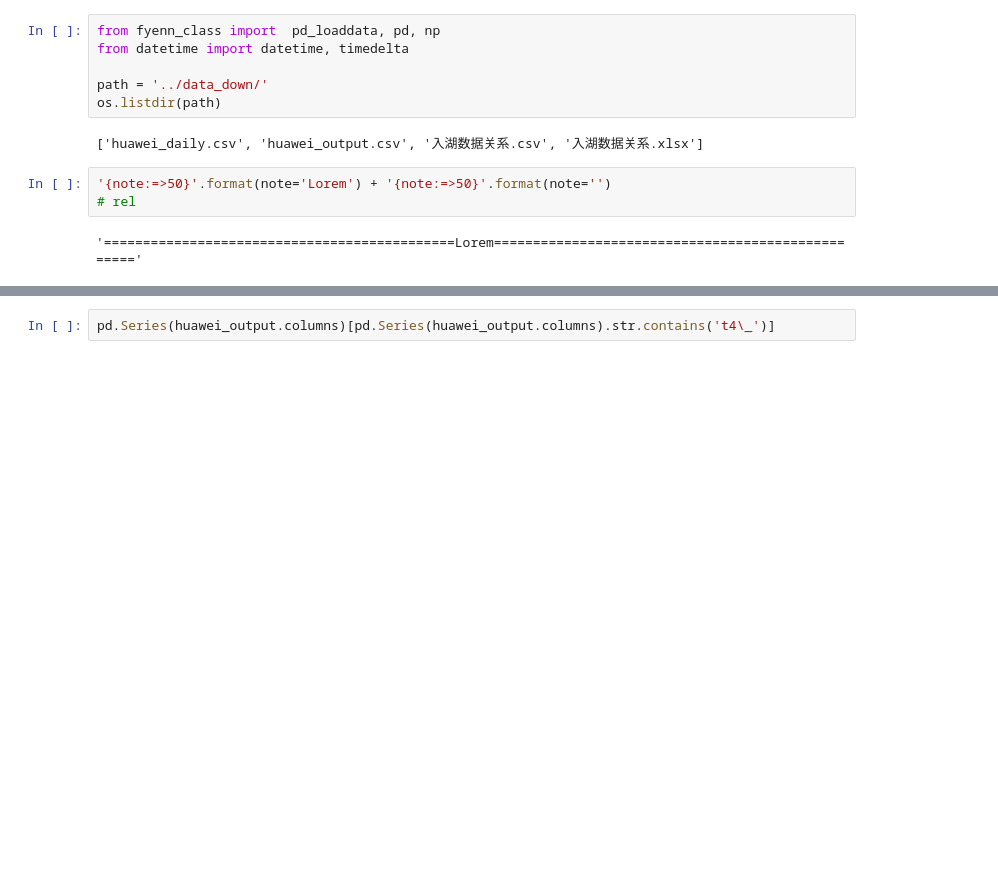
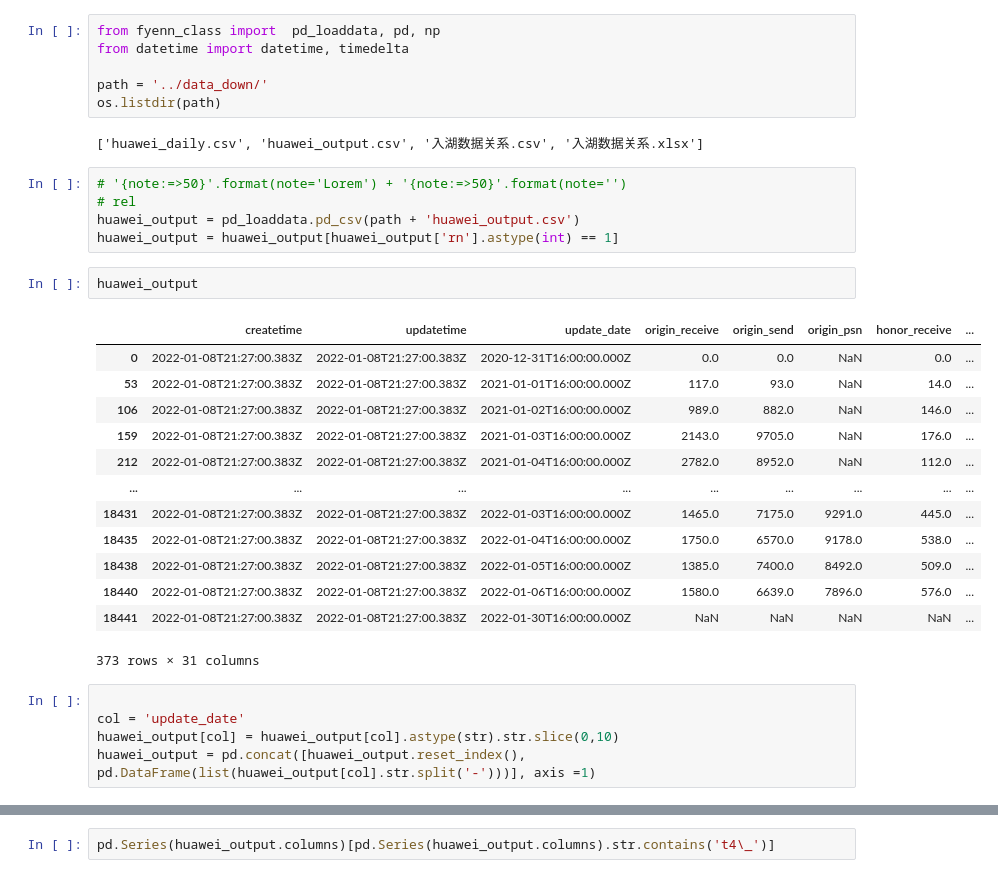
Before and after one commit to fyenne/play11_huawei, a Jupyter notebook: script/huawei.ipynb, the cells around one changed output, grey strips where cells are left out. Saved outputs shown, nothing was run; the diff lists cells and outputs as text; blank space fills up the shorter version.

```diff
--- a/script/huawei.ipynb
+++ b/script/huawei.ipynb
@@ -7,10 +7,31 @@ os.listdir(path)
 # %% [output]
 ['huawei_daily.csv', 'huawei_output.csv', '入湖数据关系.csv', '入湖数据关系.xlsx']
 # %%
-'{note:=>50}'.format(note='Lorem') + '{note:=>50}'.format(note='')
+# '{note:=>50}'.format(note='Lorem') + '{note:=>50}'.format(note='')
 # rel
+huawei_output = pd_loaddata.pd_csv(path + 'huawei_output.csv')
+huawei_output = huawei_output[huawei_output['rn'].astype(int) == 1]
-# %% [output]
-'=============================================Lorem=================================================='
+# %%
+huawei_output
+# %% [output]
+|  | createtime | updatetime | update_date | origin_receive | origin_send | origin_psn | honor_receive | ... |
+| 0 | 2022-01-08T21:27:00.383Z | 2022-01-08T21:27:00.383Z | 2020-12-31T16:00:00.000Z | 0.0 | 0.0 | NaN | 0.0 | ... |
+| 53 | 2022-01-08T21:27:00.383Z | 2022-01-08T21:27:00.383Z | 2021-01-01T16:00:00.000Z | 117.0 | 93.0 | NaN | 14.0 | ... |
+| 106 | 2022-01-08T21:27:00.383Z | 2022-01-08T21:27:00.383Z | 2021-01-02T16:00:00.000Z | 989.0 | 882.0 | NaN | 146.0 | ... |
+| 159 | 2022-01-08T21:27:00.383Z | 2022-01-08T21:27:00.383Z | 2021-01-03T16:00:00.000Z | 2143.0 | 9705.0 | NaN | 176.0 | ... |
+| 212 | 2022-01-08T21:27:00.383Z | 2022-01-08T21:27:00.383Z | 2021-01-04T16:00:00.000Z | 2782.0 | 8952.0 | NaN | 112.0 | ... |
+| ... | ... | ... | ... | ... | ... | ... | ... | ... |
+| 18431 | 2022-01-08T21:27:00.383Z | 2022-01-08T21:27:00.383Z | 2022-01-03T16:00:00.000Z | 1465.0 | 7175.0 | 9291.0 | 445.0 | ... |
+| 18435 | 2022-01-08T21:27:00.383Z | 2022-01-08T21:27:00.383Z | 2022-01-04T16:00:00.000Z | 1750.0 | 6570.0 | 9178.0 | 538.0 | ... |
+| 18438 | 2022-01-08T21:27:00.383Z | 2022-01-08T21:27:00.383Z | 2022-01-05T16:00:00.000Z | 1385.0 | 7400.0 | 8492.0 | 509.0 | ... |
+| 18440 | 2022-01-08T21:27:00.383Z | 2022-01-08T21:27:00.383Z | 2022-01-06T16:00:00.000Z | 1580.0 | 6639.0 | 7896.0 | 576.0 | ... |
+| 18441 | 2022-01-08T21:27:00.383Z | 2022-01-08T21:27:00.383Z | 2022-01-30T16:00:00.000Z | NaN | NaN | NaN | NaN | ... |
+373 rows × 31 columns
+# %%
+
+col = 'update_date'
+huawei_output[col] = huawei_output[col].astype(str).str.slice(0,10)
+huawei_output = pd.concat([huawei_output.reset_index(), pd.DataFrame(list(huawei_output[col].str.split('-')))], axis =1)
 # %%
 %%time
 huawei_output = pd_loaddata.pd_csv(path + 'huawei_output.csv')
```
Also changed, not shown: parts of 2 cells of this notebook, 2 other files.
